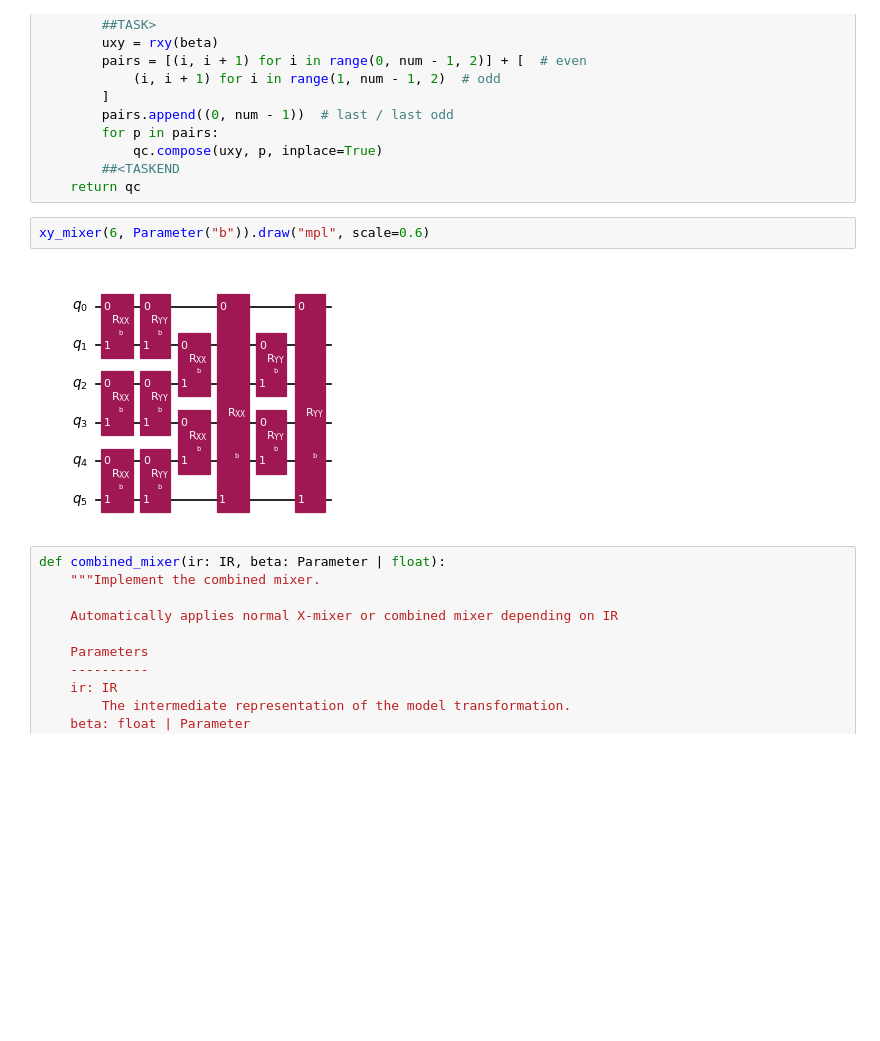
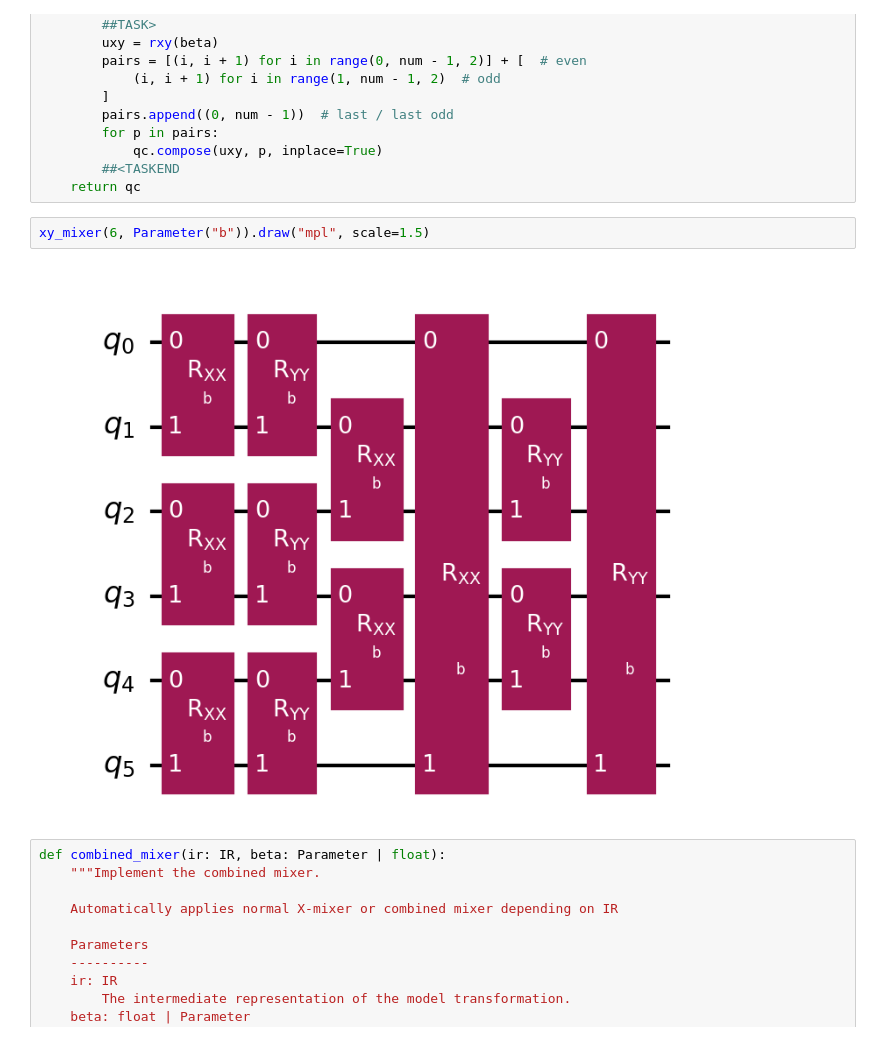
Before and after one commit to aqarios/qce-qaoa-tutorial, a Jupyter notebook: solutions/03_XYMixers.ipynb, the cells around one changed output. Saved outputs shown, nothing was run; the diff lists cells and outputs as text; blank space fills up the shorter version.

```diff
--- a/solutions/03_XYMixers.ipynb
+++ b/solutions/03_XYMixers.ipynb
@@ -331,9 +331,9 @@ def xy_mixer(num: int, beta: Parameter | float):
         ##<TASKEND
     return qc
 # %%
-xy_mixer(6, Parameter("b")).draw("mpl", scale=0.6)
+xy_mixer(6, Parameter("b")).draw("mpl", scale=1.5)
 # %% [output]
-[figure, old version]
+[figure, new version]
 # %%
 def combined_mixer(ir: IR, beta: Parameter | float):
     """Implement the combined mixer.
```
Also changed, not shown: parts of 4 cells of this notebook, 7 other files.
